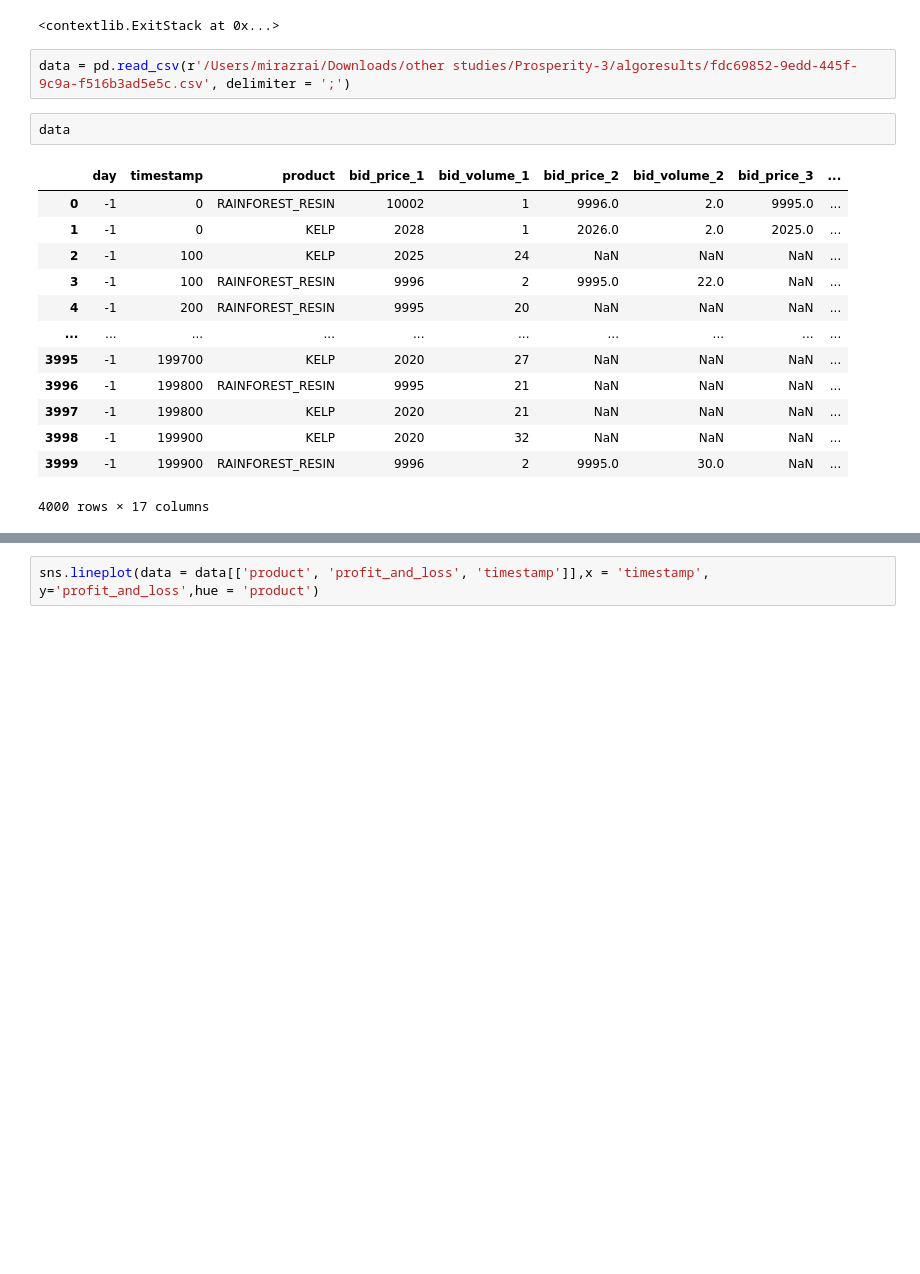
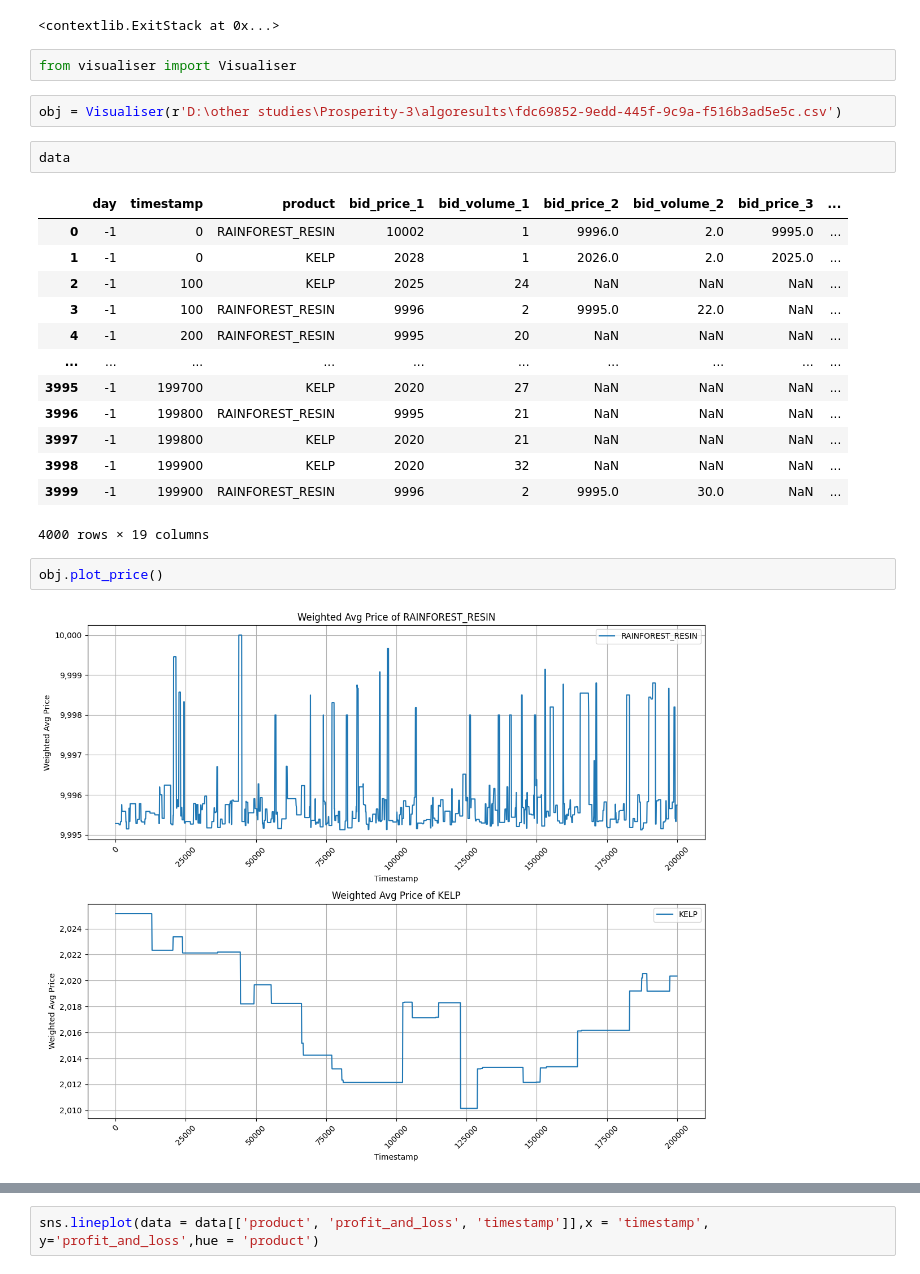
Before and after one commit to nineninesixteensixtn/BANDO, a Jupyter notebook: algoresults/workingfile.ipynb, the cells around one changed output, grey strips where cells are left out. Saved outputs shown, nothing was run; the diff lists cells and outputs as text; blank space fills up the shorter version.

Commit message:
fixed prices visualiser

```diff
--- a/algoresults/workingfile.ipynb
+++ b/algoresults/workingfile.ipynb
@@ -8,8 +8,10 @@ def fa(x = 1, y = 1, size = (7,7)):
 plt.ioff()
 # %% [output]
 <contextlib.ExitStack at 0x...>
+# %%
+from visualiser import Visualiser
 # %%
-data = pd.read_csv(r'/Users/mirazrai/Downloads/other studies/Prosperity-3/algoresults/fdc69852-9edd-445f-9c9a-f516b3ad5e5c.csv', delimiter = ';')
+obj = Visualiser(r'D:\other studies\Prosperity-3\algoresults\fdc69852-9edd-445f-9c9a-f516b3ad5e5c.csv')
 # %%
 data
 # %% [output]
@@ -25,4 +27,8 @@ data
 | 3997 | -1 | 199800 | KELP | 2020 | 21 | NaN | NaN | NaN | ... |
 | 3998 | -1 | 199900 | KELP | 2020 | 32 | NaN | NaN | NaN | ... |
 | 3999 | -1 | 199900 | RAINFOREST_RESIN | 9996 | 2 | 9995.0 | 30.0 | NaN | ... |
-4000 rows × 17 columns
+4000 rows × 19 columns
+# %%
+obj.plot_price()
+# %% [output]
+[figure, added]
```
Also changed, not shown: parts of 19 cells of this notebook, 2 other files.
